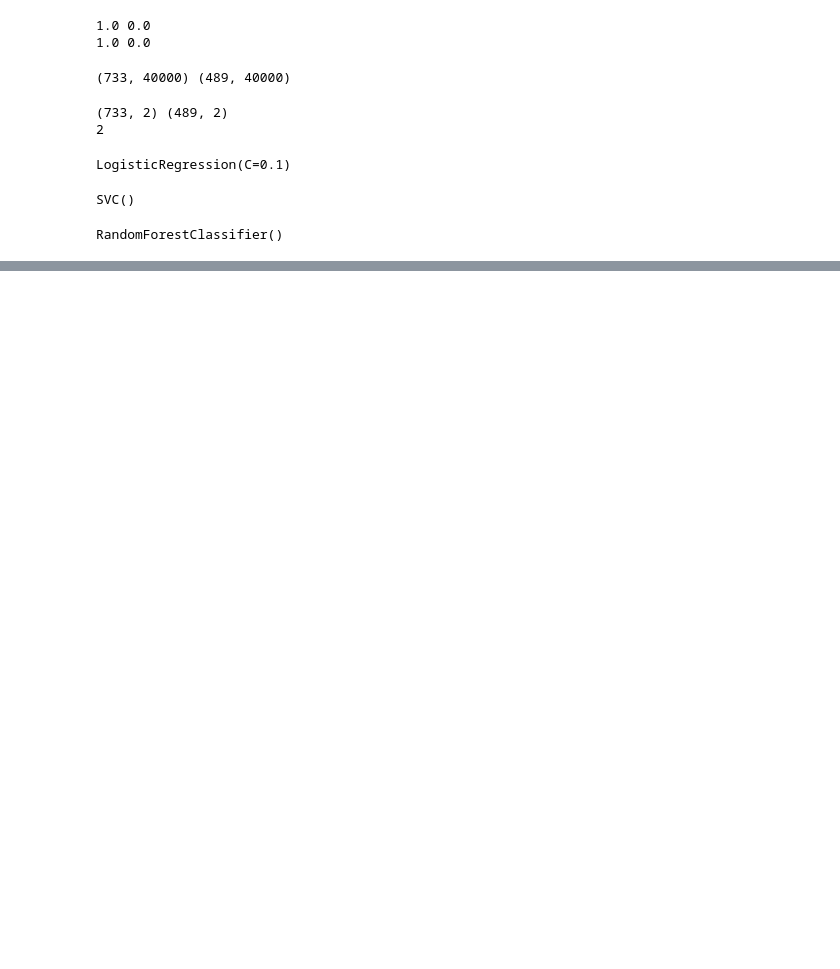
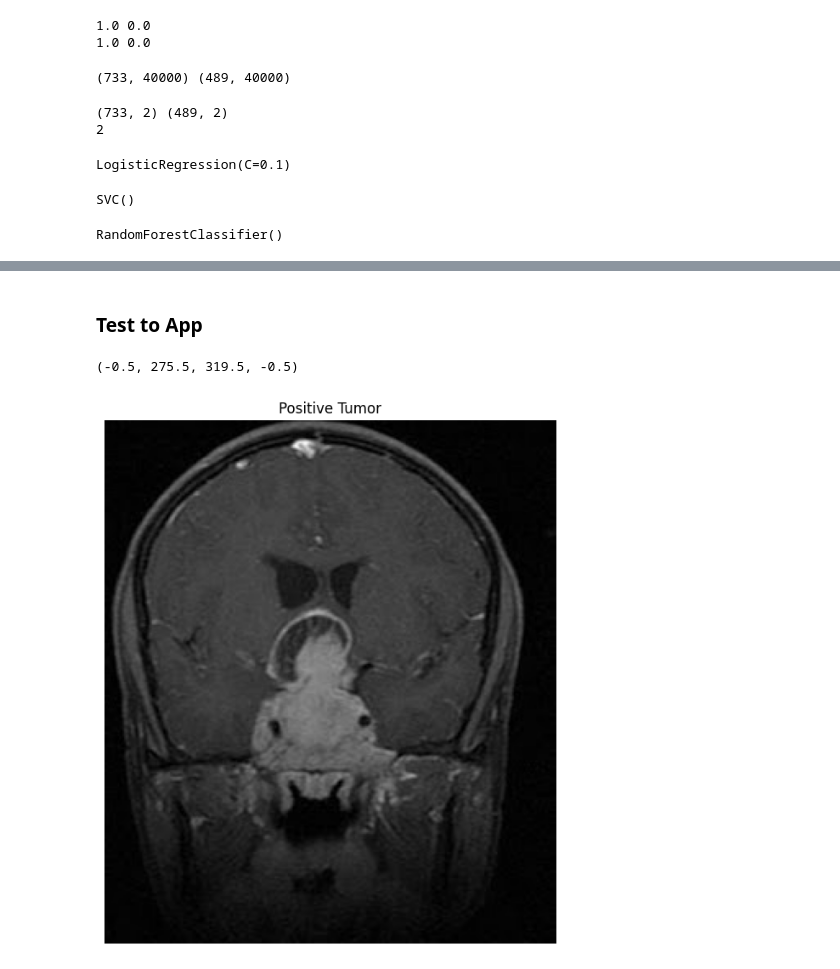
Before and after one commit to IsmailMarwen/BrainTumor, a Jupyter notebook: model.ipynb, the cells around one changed output, grey strips where cells are left out. Drawn from its saved outputs; the diff is of its cells as text; code cells hidden in the pictures; blank space fills up the shorter version.

```diff
--- a/model.ipynb
+++ b/model.ipynb
@@ -138,0 +176,35 @@ Testing Score: 0.9693251533742331
+# %%
+with open('model.pkl', 'rb') as file:
+    model = pickle.load(file)
+# %% [markdown]
+### Test to App
+# %%
+dec = {0:'No Tumor', 1:'Positive Tumor'}
+plt.figure(figsize=(12,8))
+p = os.listdir('brain_tumor/Testing/')
+c=1
+img = cv2.imread('brain_tumor/Testing/pituitary_tumor/image(8).jpg')
+
+# resize the image to (200, 200)
+img1 = cv2.resize(img, (200, 200))
+
+# flatten the image and normalize the pixel values
+img_flat = img1.reshape(-1) / 255.0
+
+# pad the flattened image with zeros to make it have 40000 features
+if len(img_flat) < 40000:
+    padded_img = np.pad(img_flat, (0, 40000 - len(img_flat)), 'constant')
+else:
+    padded_img = img_flat[:40000]
+
+# reshape the padded image to (1, 40000)
+padded_img = padded_img.reshape(1, -1)
+
+# make the prediction using the model
+p = model.predict(padded_img)
+plt.title(dec[p[0]])
+plt.imshow(img, cmap='gray')
+plt.axis('off')
+# %% [output]
+(-0.5, 275.5, 319.5, -0.5)
+[figure, added]
```
Also changed, not shown: parts of 11 cells of this notebook, 15 other files.
